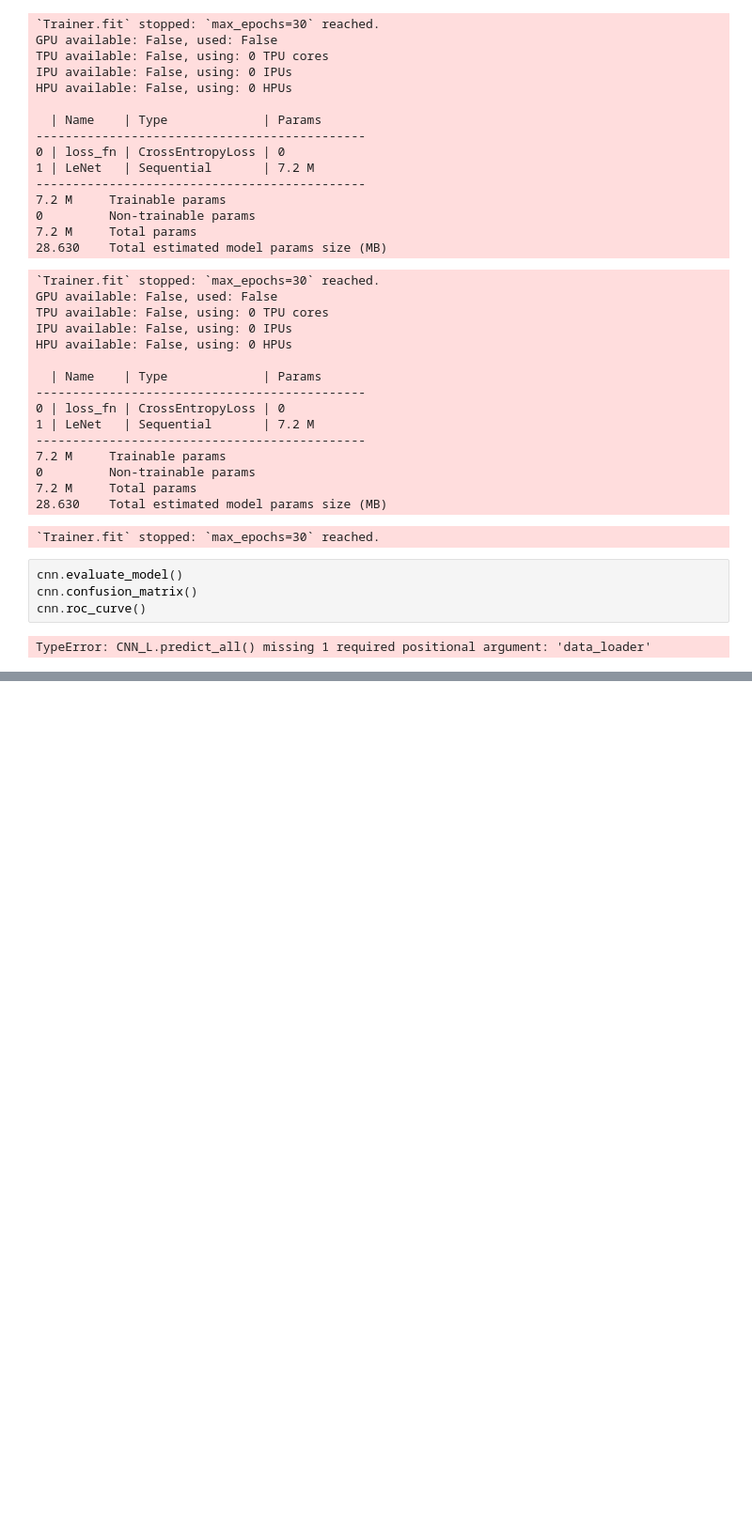
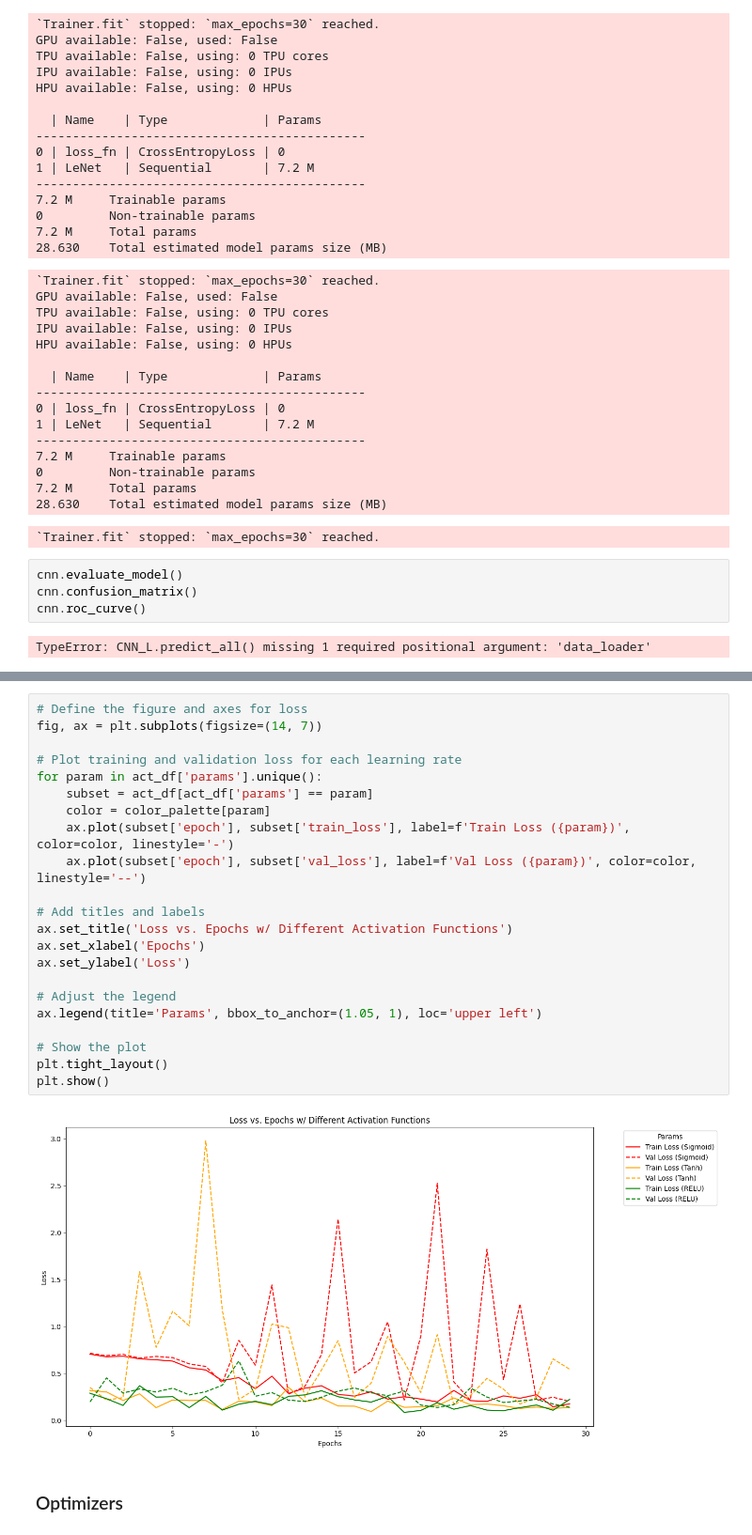
Before and after one commit to Jibbie17/xray, a Jupyter notebook: xray_vision_cnn.ipynb, the cells around one changed output, grey strips where cells are left out. Shown at 94% size. Saved outputs shown, nothing was run; the diff lists cells and outputs as text; blank space fills up the shorter version.

Commit message:
finished hyperparams tuning of lr, act fn, and optimizer; abt to run the final test

```diff
--- a/xray_vision_cnn.ipynb
+++ b/xray_vision_cnn.ipynb
@@ -1018,0 +1280,26 @@ TypeError: CNN_L.predict_all() missing 1 required positional argument: 'data_loa
+# %%
+# Define the figure and axes for loss
+fig, ax = plt.subplots(figsize=(14, 7))
+
+# Plot training and validation loss for each learning rate
+for param in act_df['params'].unique():
+    subset = act_df[act_df['params'] == param]
+    color = color_palette[param]
+    ax.plot(subset['epoch'], subset['train_loss'], label=f'Train Loss ({param})', color=color, linestyle='-')
+    ax.plot(subset['epoch'], subset['val_loss'], label=f'Val Loss ({param})', color=color, linestyle='--')
+
+# Add titles and labels
+ax.set_title('Loss vs. Epochs w/ Different Activation Functions')
+ax.set_xlabel('Epochs')
+ax.set_ylabel('Loss')
+
+# Adjust the legend
+ax.legend(title='Params', bbox_to_anchor=(1.05, 1), loc='upper left')
+
+# Show the plot
+plt.tight_layout()
+plt.show()
+# %% [output]
+[figure, added]
+# %% [markdown]
+### Optimizers
```
Also changed, not shown: parts of 19 cells of this notebook, 1 other file.
